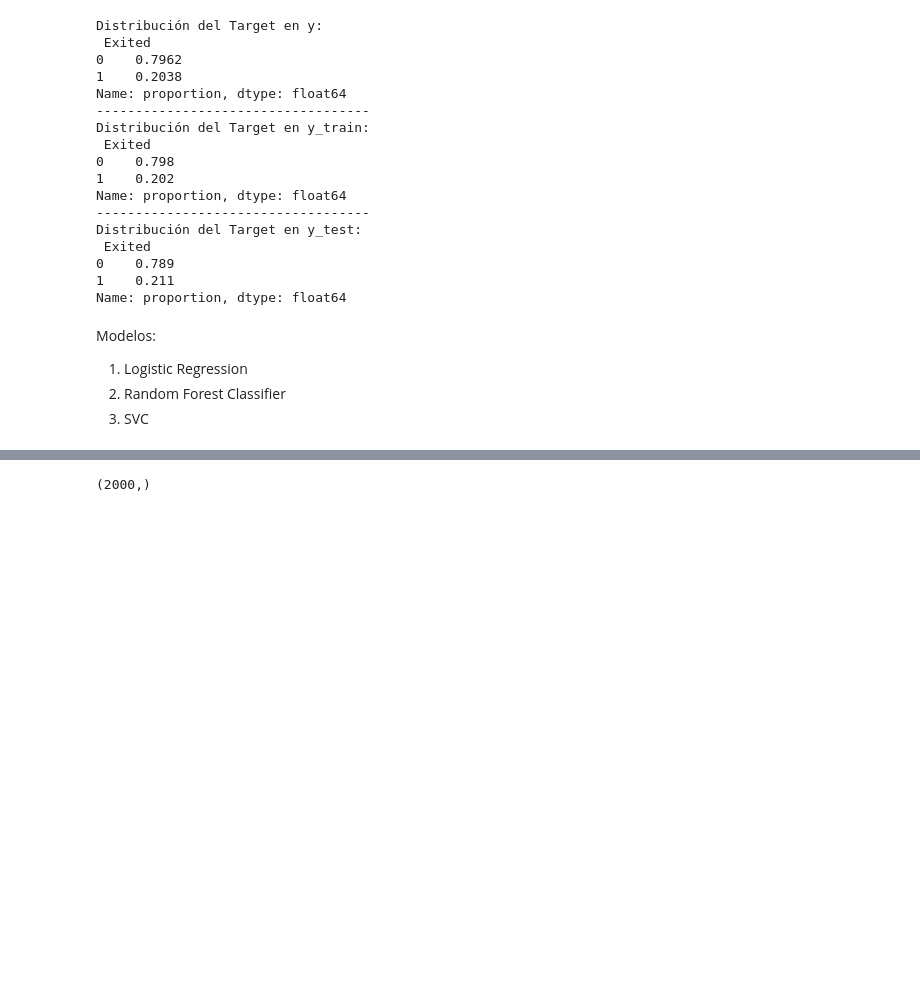
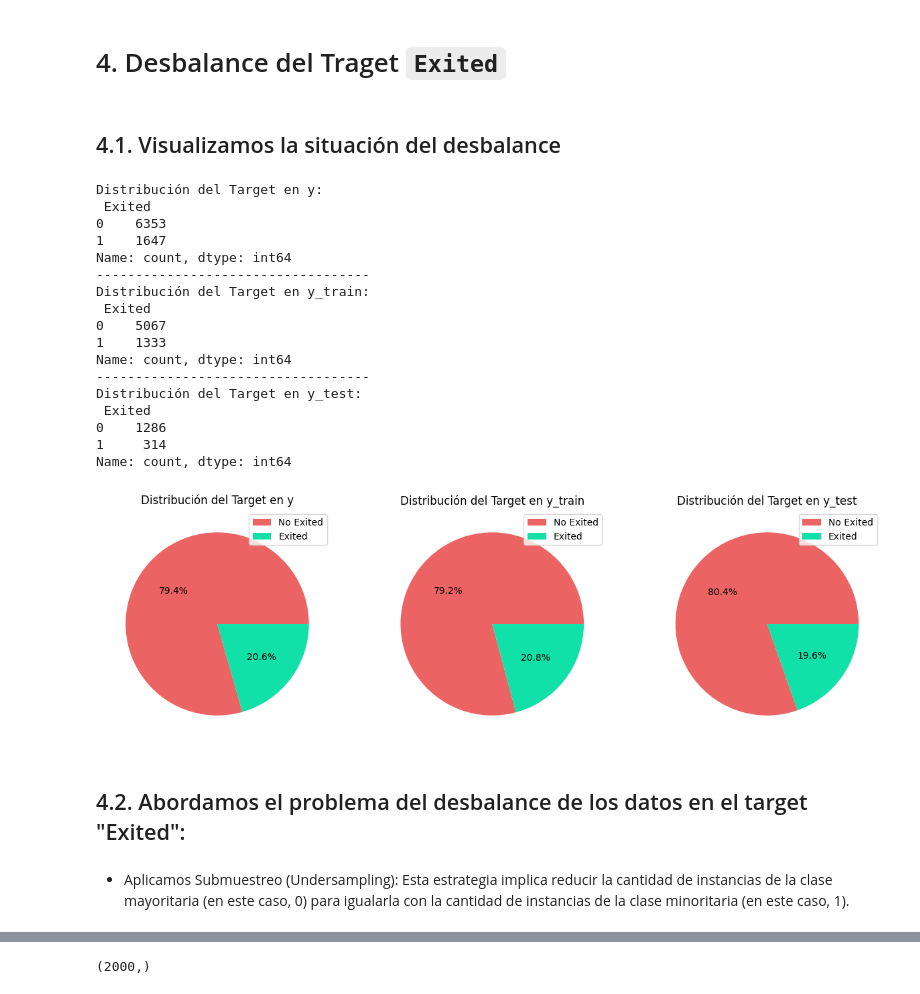
Before and after one commit to StevenNoboa/Proyecto_Machine_Learning_Bank_Customer_Churn_Detection, a Jupyter notebook: noteooks/Entrenamiento_Ev_ProyectoML_3.ipynb, the cells around one changed output, grey strips where cells are left out. Drawn from its saved outputs; the diff is of its cells as text; code cells hidden in the pictures; blank space fills up the shorter version.

```diff
--- a/noteooks/Entrenamiento_Ev_ProyectoML_3.ipynb
+++ b/noteooks/Entrenamiento_Ev_ProyectoML_3.ipynb
@@ -58,29 +89,50 @@ Test target shape: (2000,)
+# %% [markdown]
+# 4. Desbalance del Traget `Exited`
+# %% [markdown]
+## 4.1. Visualizamos la situación del desbalance
 # %%
-print("Distribución del Target en y:\n", y.value_counts(normalize=True))
+print("Distribución del Target en y:\n", y.value_counts())
 print("-"*35)
-print("Distribución del Target en y_train:\n", y_train.value_counts(normalize=True))
+print("Distribución del Target en y_train:\n", y_train.value_counts())
 print("-"*35)
-print("Distribución del Target en y_test:\n", y_test.value_counts(normalize=True))
+print("Distribución del Target en y_test:\n", y_test.value_counts())
 # %% [output]
 Distribución del Target en y:
  Exited
-0    0.7962
-1    0.2038
-Name: proportion, dtype: float64
+0    6353
+1    1647
+Name: count, dtype: int64
 -----------------------------------
 Distribución del Target en y_train:
  Exited
-0    0.798
-1    0.202
-Name: proportion, dtype: float64
+0    5067
+1    1333
+Name: count, dtype: int64
 -----------------------------------
 Distribución del Target en y_test:
  Exited
-0    0.789
-1    0.211
-Name: proportion, dtype: float64
+0    1286
+1     314
+Name: count, dtype: int64
-# %% [markdown]
-Modelos:
-1. Logistic Regression
-2. Random Forest Classifier
-3. SVC
+# %%
+colores = ['#ec6363', '#11e1a8']
+fig, axes = plt.subplots(1, 3, figsize=(15, 5))
+
+axes[0].pie(y.value_counts(), autopct='%1.1f%%', colors=colores)
+axes[0].set_title('Distribución del Target en y')
+axes[0].legend(['No Exited', 'Exited'], loc='upper right')
+
+axes[1].pie(y_train.value_counts(), autopct='%1.1f%%', colors=colores)
+axes[1].set_title('Distribución del Target en y_train')
+axes[1].legend(['No Exited', 'Exited'], loc='upper right')
+
+axes[2].pie(y_test.value_counts(), autopct='%1.1f%%', colors=colores)
+axes[2].set_title('Distribución del Target en y_test')
+axes[2].legend(['No Exited', 'Exited'], loc='upper right');
+# %% [output]
+[figure, added]
+# %% [markdown]
+## 4.2. Abordamos el problema del desbalance de los datos en el target "Exited":
+# %% [markdown]
+- Aplicamos Submuestreo (Undersampling):
+Esta estrategia implica reducir la cantidad de instancias de la clase mayoritaria (en este caso, 0) para igualarla con la cantidad de instancias de la clase minoritaria (en este caso, 1).
```
Also changed, not shown: parts of 74 cells of this notebook, 10 other files.
